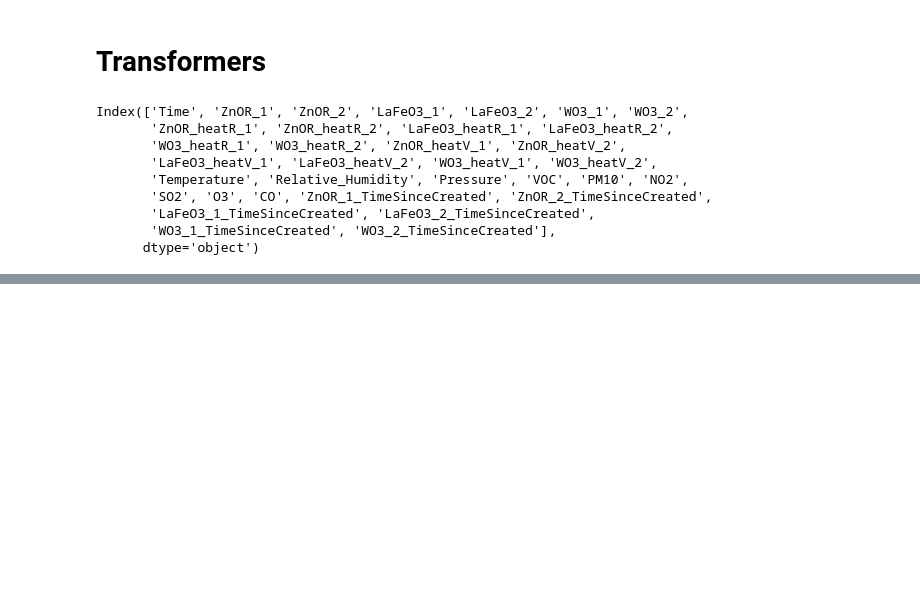
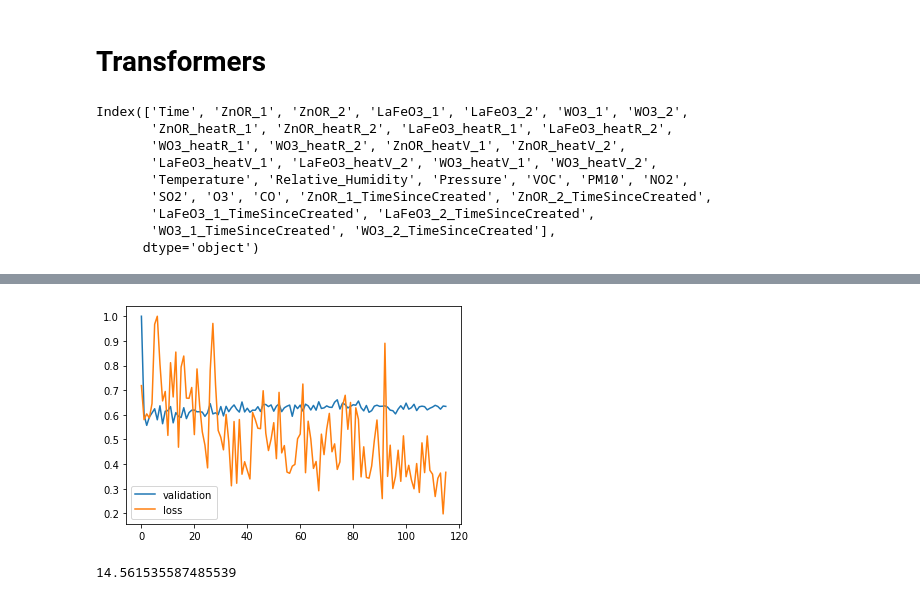
Before and after one commit to WebValley2022/DS2, a Jupyter notebook: training.ipynb, the cells around one changed output, grey strips where cells are left out. Saved outputs shown, nothing was run; the diff lists cells and outputs as text; code cells hidden in the pictures; blank space fills up the shorter version.

Commit message:
add training 2d conv

```diff
--- a/training.ipynb
+++ b/training.ipynb
@@ -7,4 +7,6 @@ import time
 import torch
 import torch.nn as nn
 import torch.nn.functional as F
-device = T.device("mps")
+device = torch.device('cpu')
+def norm(data):
+    return np.array(data)/(max(data))
@@ -180,28 +228,35 @@ test_dl = DataLoader(data[:vsplit], batch_size=32, shuffle=True)
 # %%
-def train_model(train_dl, model):
-    global bm
+loss_hist = []
+loss_val_hist = []
+models = []
+def train_model(train_dl, model, epochs):
+    global bm, loss_hist, loss_val_hist
+    model.to(device)
+
     best_loss = float("inf")
     # define the optimization
-    criterion = nn.MSELoss()
+    criterion = nn.L1Loss()
     optimizer = torch.optim.SGD(basic_model.parameters(), lr=0.01, momentum=0.9)
     # enumerate epochs
-    for epoch in range(100):
+    for epoch in range(epochs):
         for i, (inputs, targets) in enumerate(train_dl):
             # clear the gradients
             optimizer.zero_grad()
-            # compute the model output
-            for i, inp in enumerate(inputs):
-                yhat = model(inp.float())
-                # calculate loss
-                loss = criterion(yhat, targets[i].float())
-                # credit assignment
-                loss.backward()
+            # compute the model ou
+            yhat = model(inputs.float().to(device))
+            loss = criterion(yhat, targets.float().to(device))
+            # credit assignment
+            optimizer.zero_grad()
+            loss.backward()
             # update model weights
             optimizer.step()
+
+        loss_hist.append(loss.detach().cpu().numpy().item())
+        val_loss = evaluate_model(test_dl, model)[0]
+        loss_val_hist.append(val_loss)
         if best_loss > loss:
-            bm = copy.deepcopy(model)
-            best_loss = loss
-        print(f"epoch {epoch} done, loss {loss}")
+            models.append([loss, val_loss, copy.deepcopy(model)])
+        print(f"epoch {epoch} done, loss {loss} loss val {loss_val_hist[-1]}")
 # %%
 def evaluate_model(test_dl, model):
     predictions, actuals = list(), list()
@@ -259,0 +319,12 @@ def extract_windows(array, clearing_time_index, max_time, sub_window_size):
+# %%
+plt.plot(norm(loss_val_hist), label="validation")
+plt.plot(norm(loss_hist), label="loss")
+plt.legend()
+plt.show()
+# %% [output]
+[figure, added]
+# %%
+evals = evaluate_model(test_dl, max(models, key=lambda x:x[1])[2])[1]
+mean_absolute_error(scalerY.inverse_transform(evals[1]), scalerY.inverse_transform(evals[0]))
+# %% [output]
+14.561535587485539
```
Also changed, not shown: parts of 25 cells of this notebook.
